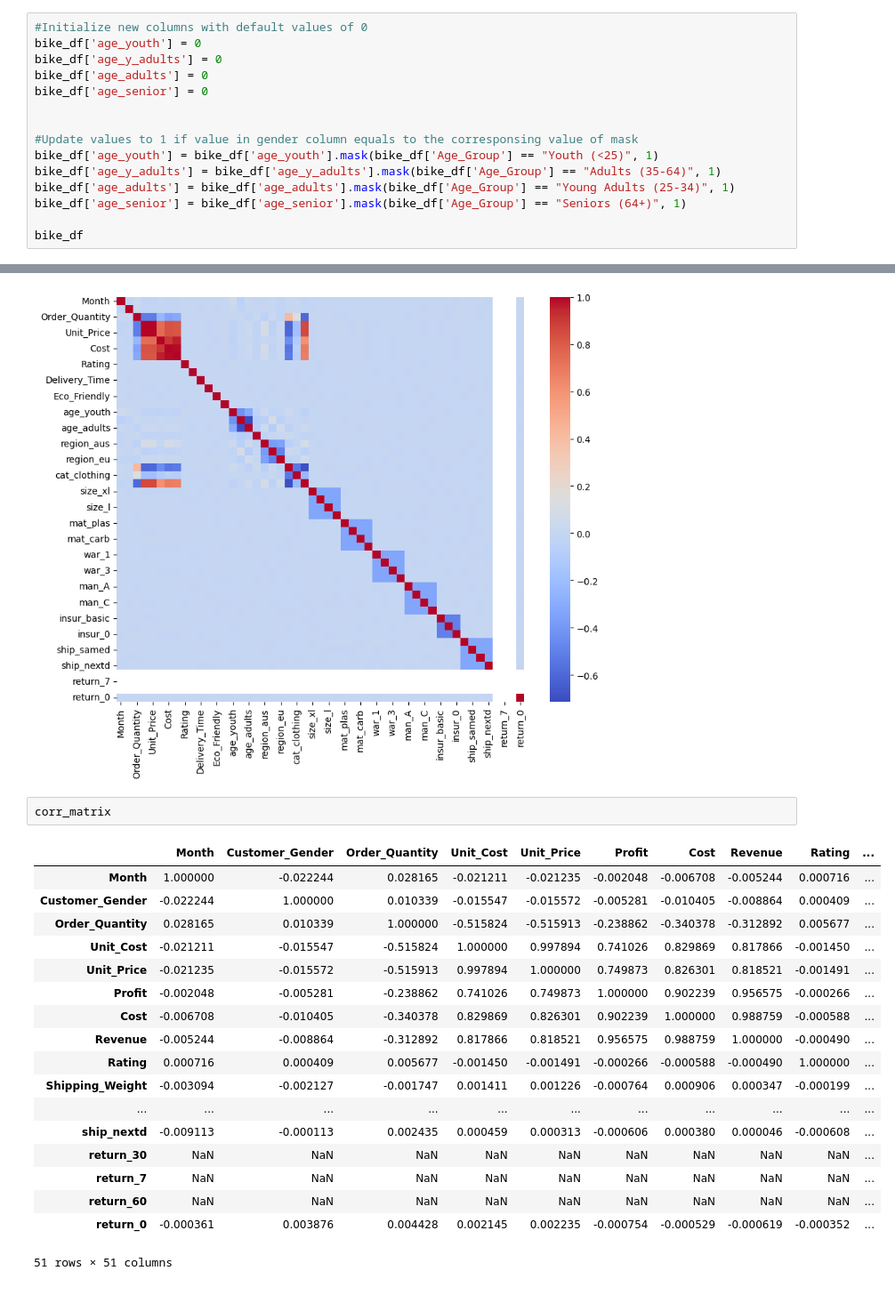
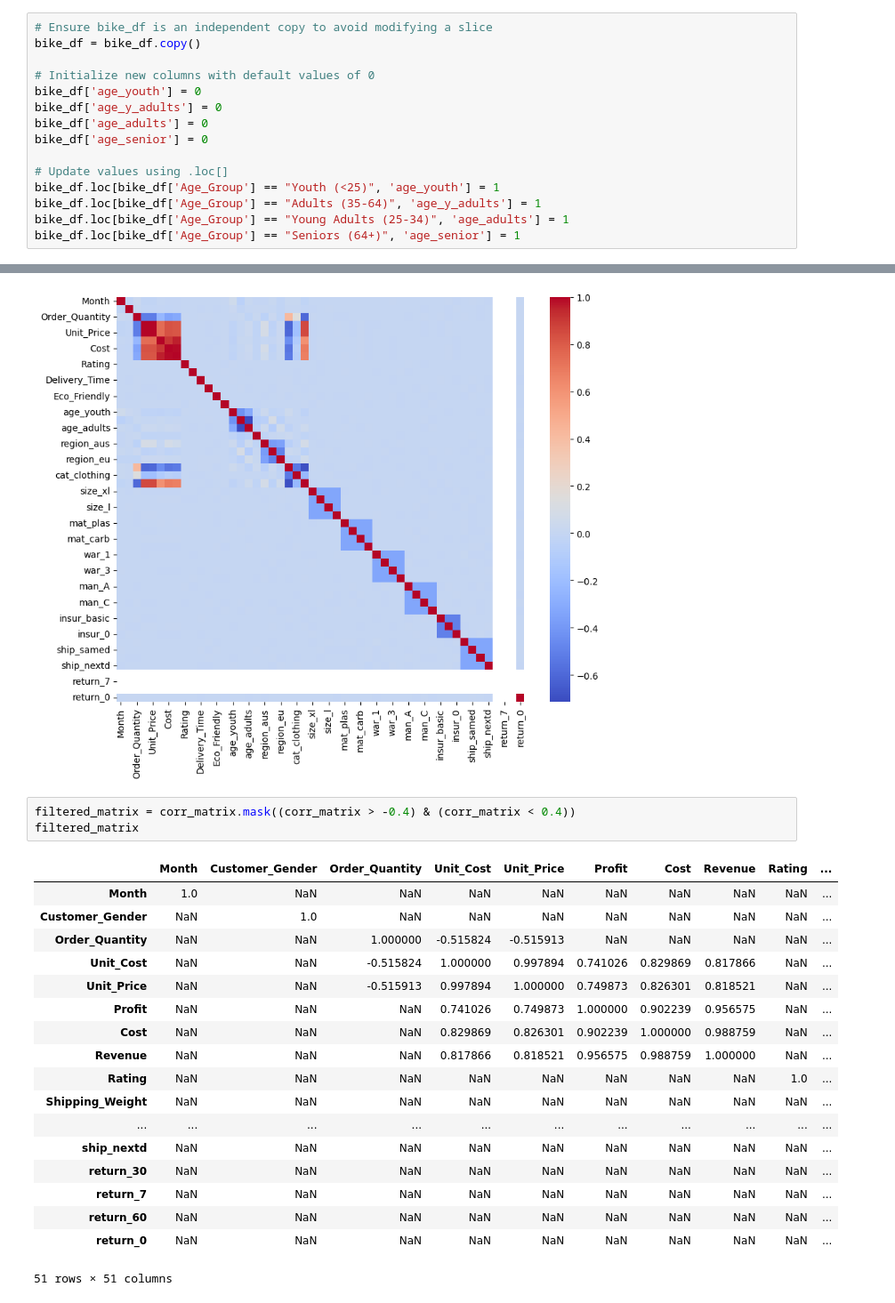
Before and after one commit to maidinh2409/CSIS---Coureworks, a Jupyter notebook: Fundamentals of Data Analytics/CSIS-3360-001-Group Project.ipynb, the cells around one changed output, grey strips where cells are left out. Shown at 89% size. Saved outputs shown, nothing was run; the diff lists cells and outputs as text.

```diff
--- a/Fundamentals of Data Analytics/CSIS-3360-001-Group Project.ipynb
+++ b/Fundamentals of Data Analytics/CSIS-3360-001-Group Project.ipynb
@@ -53,17 +69,17 @@ bike_df["Age_Group"].unique()
 array(['Youth (<25)', 'Adults (35-64)', 'Young Adults (25-34)',
        'Seniors (64+)'], dtype=object)
 # %%
-#Initialize new columns with default values of 0
+# Ensure bike_df is an independent copy to avoid modifying a slice
+bike_df = bike_df.copy()
+
+# Initialize new columns with default values of 0
 bike_df['age_youth'] = 0
 bike_df['age_y_adults'] = 0
 bike_df['age_adults'] = 0
 bike_df['age_senior'] = 0
 
-
-#Update values to 1 if value in gender column equals to the corresponsing value of mask
-bike_df['age_youth'] = bike_df['age_youth'].mask(bike_df['Age_Group'] == "Youth (<25)", 1)
-bike_df['age_y_adults'] = bike_df['age_y_adults'].mask(bike_df['Age_Group'] == "Adults (35-64)", 1)
-bike_df['age_adults'] = bike_df['age_adults'].mask(bike_df['Age_Group'] == "Young Adults (25-34)", 1)
-bike_df['age_senior'] = bike_df['age_senior'].mask(bike_df['Age_Group'] == "Seniors (64+)", 1)
-
-bike_df
+# Update values using .loc[]
+bike_df.loc[bike_df['Age_Group'] == "Youth (<25)", 'age_youth'] = 1
+bike_df.loc[bike_df['Age_Group'] == "Adults (35-64)", 'age_y_adults'] = 1
+bike_df.loc[bike_df['Age_Group'] == "Young Adults (25-34)", 'age_adults'] = 1
+bike_df.loc[bike_df['Age_Group'] == "Seniors (64+)", 'age_senior'] = 1
@@ -595,23 +557,24 @@ plt.show()
 # %% [output]
 [figure]
 # %%
-corr_matrix
+filtered_matrix = corr_matrix.mask((corr_matrix > -0.4) & (corr_matrix < 0.4))
+filtered_matrix
 # %% [output]
 |  | Month | Customer_Gender | Order_Quantity | Unit_Cost | Unit_Price | Profit | Cost | Revenue | Rating | ... |
-| Month | 1.000000 | -0.022244 | 0.028165 | -0.021211 | -0.021235 | -0.002048 | -0.006708 | -0.005244 | 0.000716 | ... |
-| Customer_Gender | -0.022244 | 1.000000 | 0.010339 | -0.015547 | -0.015572 | -0.005281 | -0.010405 | -0.008864 | 0.000409 | ... |
-| Order_Quantity | 0.028165 | 0.010339 | 1.000000 | -0.515824 | -0.515913 | -0.238862 | -0.340378 | -0.312892 | 0.005677 | ... |
-| Unit_Cost | -0.021211 | -0.015547 | -0.515824 | 1.000000 | 0.997894 | 0.741026 | 0.829869 | 0.817866 | -0.001450 | ... |
-| Unit_Price | -0.021235 | -0.015572 | -0.515913 | 0.997894 | 1.000000 | 0.749873 | 0.826301 | 0.818521 | -0.001491 | ... |
-| Profit | -0.002048 | -0.005281 | -0.238862 | 0.741026 | 0.749873 | 1.000000 | 0.902239 | 0.956575 | -0.000266 | ... |
-| Cost | -0.006708 | -0.010405 | -0.340378 | 0.829869 | 0.826301 | 0.902239 | 1.000000 | 0.988759 | -0.000588 | ... |
-| Revenue | -0.005244 | -0.008864 | -0.312892 | 0.817866 | 0.818521 | 0.956575 | 0.988759 | 1.000000 | -0.000490 | ... |
-| Rating | 0.000716 | 0.000409 | 0.005677 | -0.001450 | -0.001491 | -0.000266 | -0.000588 | -0.000490 | 1.000000 | ... |
-| Shipping_Weight | -0.003094 | -0.002127 | -0.001747 | 0.001411 | 0.001226 | -0.000764 | 0.000906 | 0.000347 | -0.000199 | ... |
+| Month | 1.0 | NaN | NaN | NaN | NaN | NaN | NaN | NaN | NaN | ... |
+| Customer_Gender | NaN | 1.0 | NaN | NaN | NaN | NaN | NaN | NaN | NaN | ... |
+| Order_Quantity | NaN | NaN | 1.000000 | -0.515824 | -0.515913 | NaN | NaN | NaN | NaN | ... |
+| Unit_Cost | NaN | NaN | -0.515824 | 1.000000 | 0.997894 | 0.741026 | 0.829869 | 0.817866 | NaN | ... |
+| Unit_Price | NaN | NaN | -0.515913 | 0.997894 | 1.000000 | 0.749873 | 0.826301 | 0.818521 | NaN | ... |
+| Profit | NaN | NaN | NaN | 0.741026 | 0.749873 | 1.000000 | 0.902239 | 0.956575 | NaN | ... |
+| Cost | NaN | NaN | NaN | 0.829869 | 0.826301 | 0.902239 | 1.000000 | 0.988759 | NaN | ... |
+| Revenue | NaN | NaN | NaN | 0.817866 | 0.818521 | 0.956575 | 0.988759 | 1.000000 | NaN | ... |
+| Rating | NaN | NaN | NaN | NaN | NaN | NaN | NaN | NaN | 1.0 | ... |
+| Shipping_Weight | NaN | NaN | NaN | NaN | NaN | NaN | NaN | NaN | NaN | ... |
 | ... | ... | ... | ... | ... | ... | ... | ... | ... | ... | ... |
-| ship_nextd | -0.009113 | -0.000113 | 0.002435 | 0.000459 | 0.000313 | -0.000606 | 0.000380 | 0.000046 | -0.000608 | ... |
+| ship_nextd | NaN | NaN | NaN | NaN | NaN | NaN | NaN | NaN | NaN | ... |
 | return_30 | NaN | NaN | NaN | NaN | NaN | NaN | NaN | NaN | NaN | ... |
 | return_7 | NaN | NaN | NaN | NaN | NaN | NaN | NaN | NaN | NaN | ... |
 | return_60 | NaN | NaN | NaN | NaN | NaN | NaN | NaN | NaN | NaN | ... |
-| return_0 | -0.000361 | 0.003876 | 0.004428 | 0.002145 | 0.002235 | -0.000754 | -0.000529 | -0.000619 | -0.000352 | ... |
+| return_0 | NaN | NaN | NaN | NaN | NaN | NaN | NaN | NaN | NaN | ... |
 51 rows × 51 columns
```
Also changed, not shown: parts of 14 cells of this notebook.
